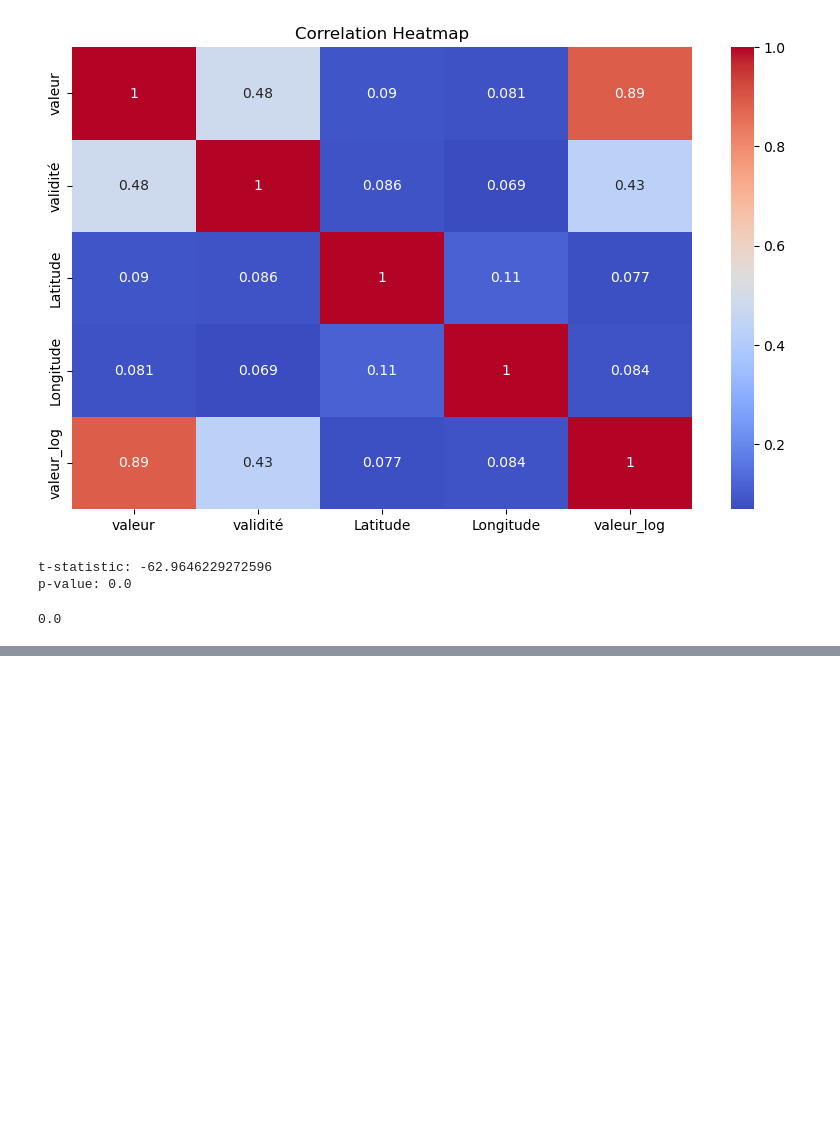
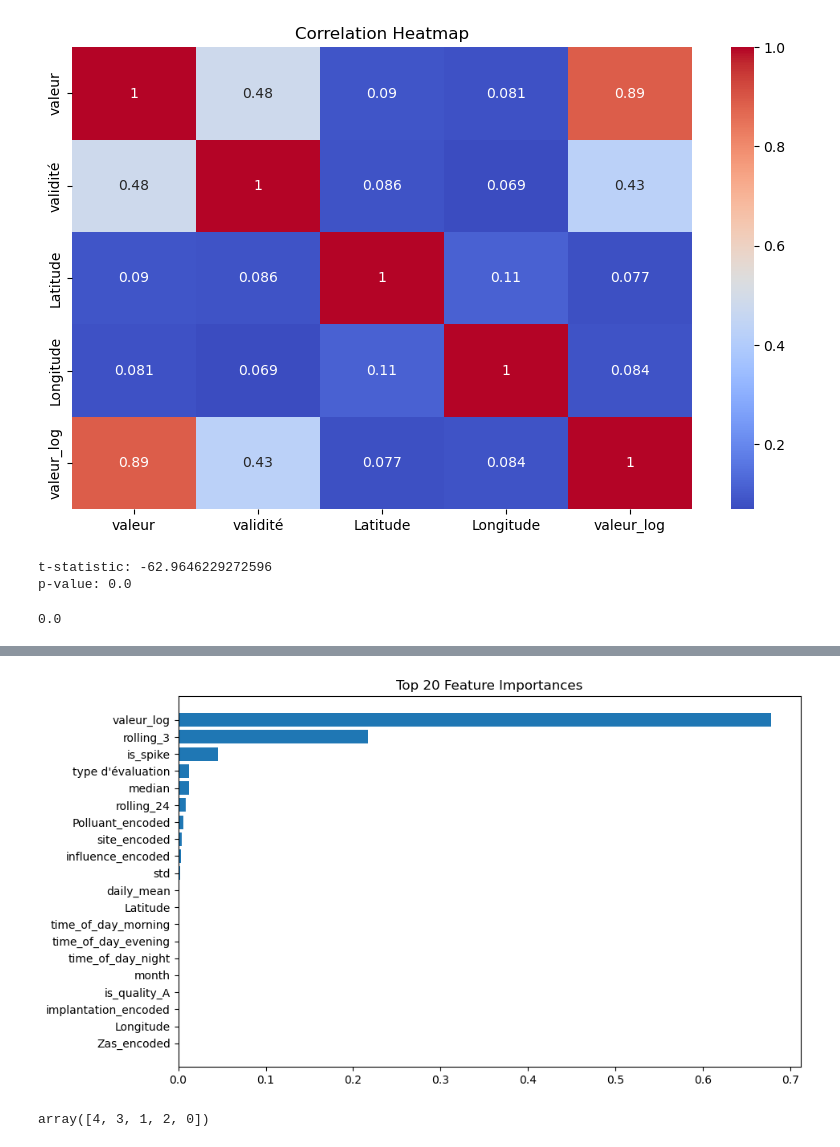
Before and after one commit to JayaSaiKishore7/AirQuality_AnalysisFR, a Jupyter notebook: notebooks/EDA.ipynb, the cells around one changed output, grey strips where cells are left out. Saved outputs shown, nothing was run; the diff lists cells and outputs as text; code cells hidden in the pictures; blank space fills up the shorter version.

```diff
--- a/notebooks/EDA.ipynb
+++ b/notebooks/EDA.ipynb
@@ -494,0 +1096,10 @@ df_sample["season"]
+# %%
+import numpy as np
+
+importances = model.feature_importances_
+feature_names = X_train.columns
+
+sorted_idx = np.argsort(importances)[::-1]
+
+for idx in sorted_idx[:20]:   # Top 20 features
+    print(f"{feature_names[idx]}: {importances[idx]}")
@@ -494,0 +1127,13 @@ df_sample["season"]
+# %%
+plt.figure(figsize=(10,6))
+plt.barh(feature_names[sorted_idx][:20], importances[sorted_idx][:20])
+plt.gca().invert_yaxis()
+plt.title("Top 20 Feature Importances")
+plt.show()
+# %% [output]
+[figure, added]
+# %%
+pollutants = df_sample["Polluant_encoded"].unique()
+pollutants
+# %% [output]
+array([4, 3, 1, 2, 0])
```
Also changed, not shown: parts of 69 cells of this notebook.
